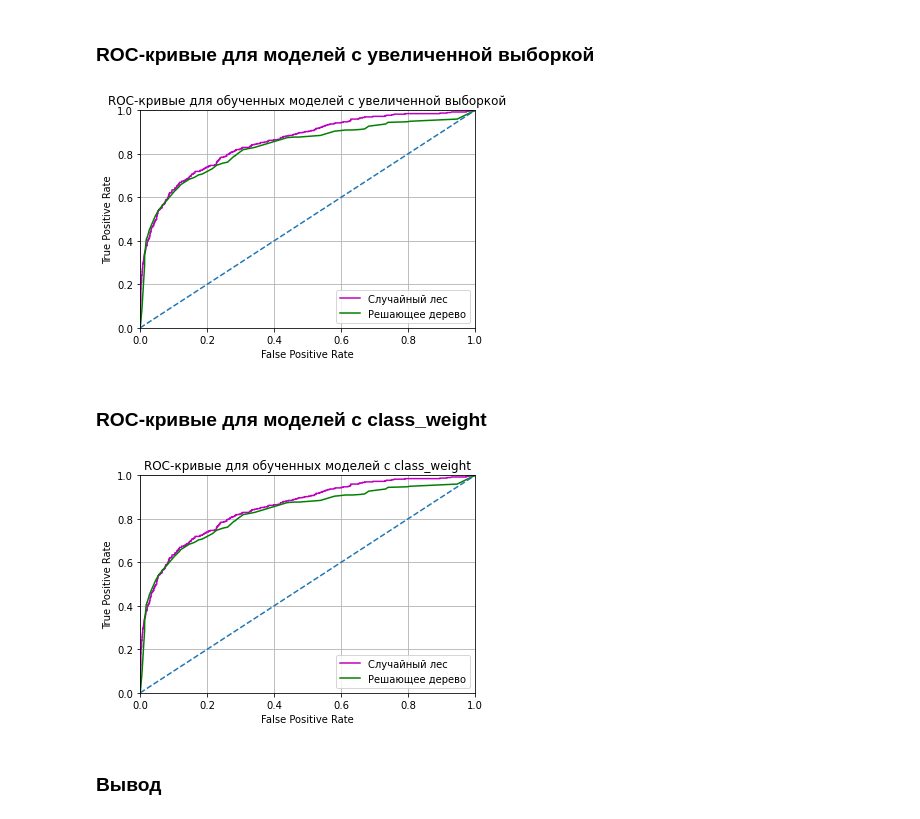
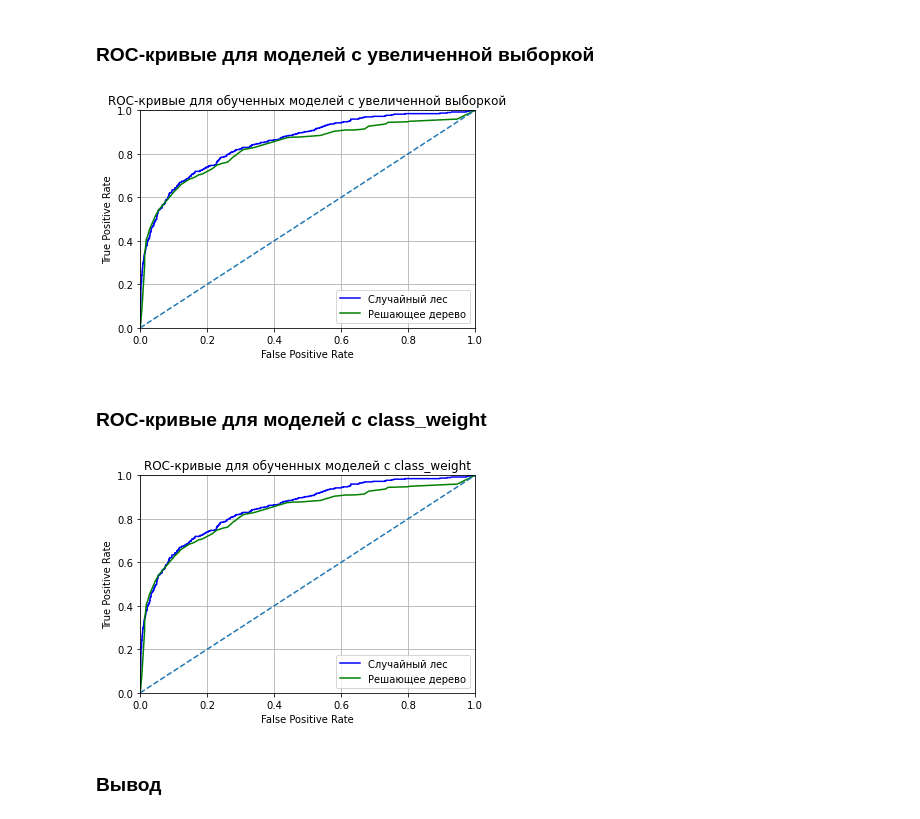
Before and after one commit to ZeroSpline/learn_with_teacher, a Jupyter notebook: learn_teach.ipynb, the cells around one changed output. Cells and saved outputs as stored; diff of their text form; code cells hidden in the pictures.

```diff
--- a/learn_teach.ipynb
+++ b/learn_teach.ipynb
@@ -237,28 +237,28 @@ display('AUC-ROC для модели решающего дерева:', auc_roc_
 # %%
 # рассчитаем значения FPR, TPR и порога
 fpr_one, tpr_one, thresholds_one = roc_curve(target_valid, probabilities_valid_one_a)
 fpr_two, tpr_two, thresholds_two = roc_curve(target_valid, probabilities_valid_two_a)
 
 # построим график с сеткой
 plt.figure()
 plt.grid(True)
-plt.plot(fpr_one, tpr_one, color='m')
+plt.plot(fpr_one, tpr_one, color='b')
 plt.plot(fpr_two, tpr_two, color='g')
 
 # ROC-кривая случайной модели
 plt.plot([0, 1], [0, 1], linestyle='--')
 # установим границы осей от 0 до 1
 plt.ylim([0.0, 1.0])
 plt.xlim([0.0, 1.0])
 # подшишем оси
 plt.xlabel('False Positive Rate')
 plt.ylabel('True Positive Rate')
 # укажем заголовок
 plt.title('ROC-кривые для обученных моделей с увеличенной выборкой')
 plt.legend(['Случайный лес', 'Решающее дерево'])
 plt.show()
 # %% [output]
-[figure, old version]
+[figure, new version]
 # %% [markdown]
 ### ROC-кривые для моделей с class_weight
 # %%
@@ -269,7 +269,7 @@ fpr_two_weight, tpr_two_weight, thresholds_two_weight = roc_curve(target_valid,
 # построим график с сеткой
 plt.figure()
 plt.grid(True)
-plt.plot(fpr_one, tpr_one, color='m')
+plt.plot(fpr_one, tpr_one, color='b')
 plt.plot(fpr_two, tpr_two, color='g')
 
 # ROC-кривая случайной модели
@@ -285,7 +285,7 @@ plt.title('ROC-кривые для обученных моделей с class_we
 plt.legend(['Случайный лес', 'Решающее дерево'])
 plt.show()
 # %% [output]
-[figure, old version]
+[figure, new version]
 # %% [markdown]
 ### Вывод
 # %% [markdown]
```
Also changed, not shown: 1 other file.
